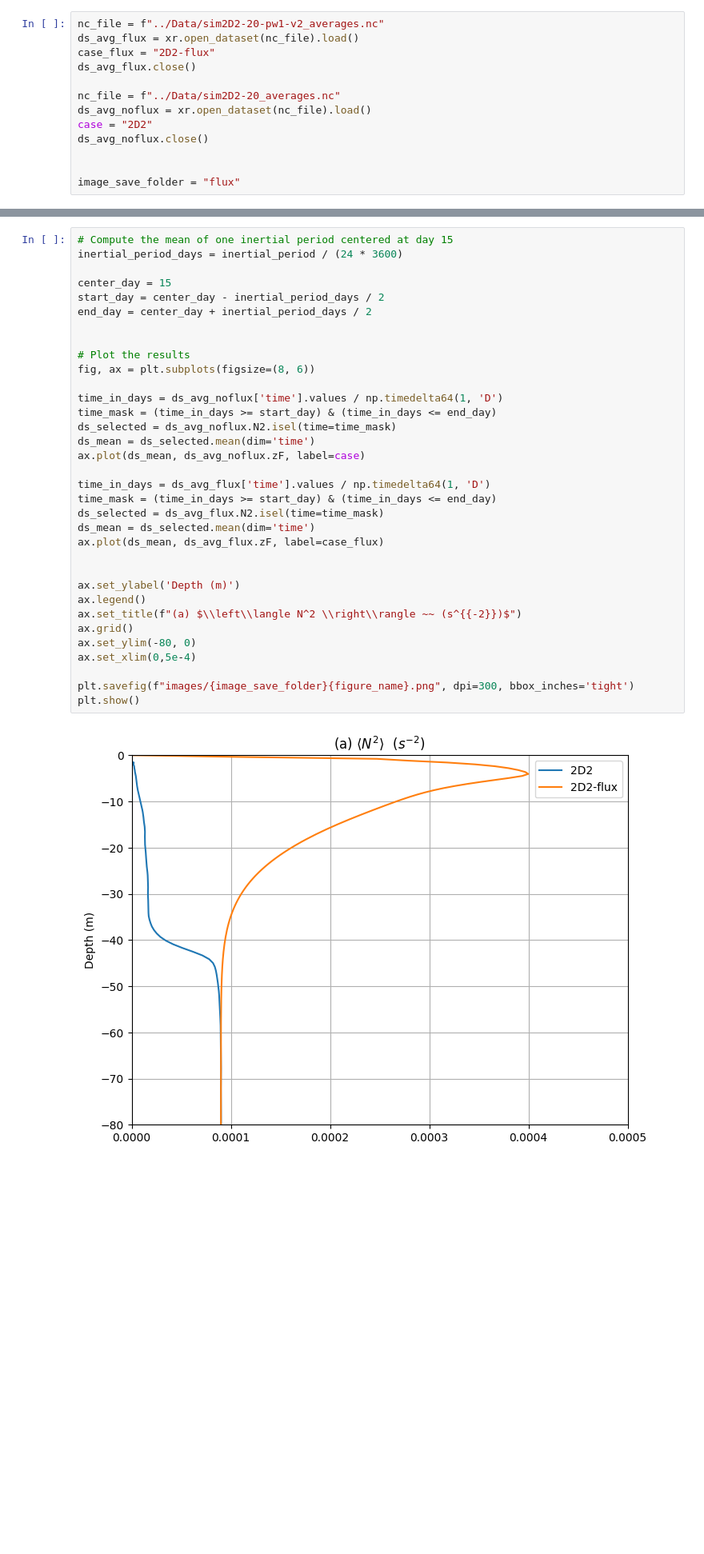
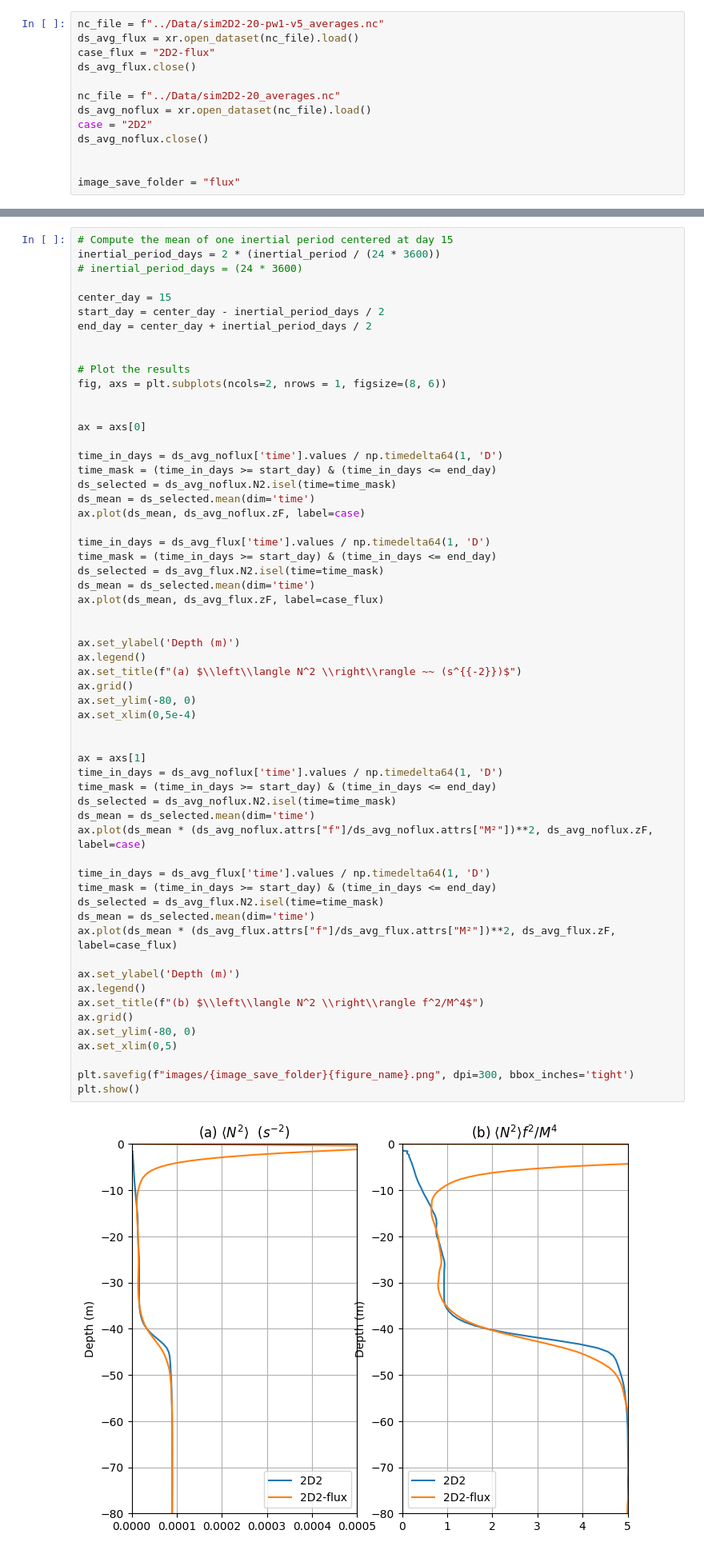
Before and after one commit to MarvynBailly/Buoyancy-Driven-Convection, a Jupyter notebook: Analysis/analyze_flux.ipynb, the cells around one changed output, grey strips where cells are left out. Shown at 80% size. Cells and saved outputs as stored; diff of their text form; blank space fills up the shorter version.

```diff
--- a/Analysis/analyze_flux.ipynb
+++ b/Analysis/analyze_flux.ipynb
@@ -10,7 +10,7 @@ import numpy as np
 import pandas as pd
 import math
 # %%
-nc_file = f"../Data/sim2D2-20-pw1-v2_averages.nc"
+nc_file = f"../Data/sim2D2-20-pw1-v5_averages.nc"
 ds_avg_flux = xr.open_dataset(nc_file).load()
 case_flux = "2D2-flux"
 ds_avg_flux.close()
@@ -175,39 +195,64 @@ inertial_period = (2*math.pi)/ds_avg_noflux.attrs['f']
 # %%
 # Compute the mean of one inertial period centered at day 15
-inertial_period_days = inertial_period / (24 * 3600)
+inertial_period_days = 2 * (inertial_period / (24 * 3600))
+# inertial_period_days = (24 * 3600)
 
 center_day = 15
 start_day = center_day - inertial_period_days / 2
 end_day = center_day + inertial_period_days / 2
 
 
 # Plot the results
-fig, ax = plt.subplots(figsize=(8, 6))
+fig, axs = plt.subplots(ncols=2, nrows = 1, figsize=(8, 6))
+
+
+ax = axs[0]
 
 time_in_days = ds_avg_noflux['time'].values / np.timedelta64(1, 'D')
 time_mask = (time_in_days >= start_day) & (time_in_days <= end_day)
 ds_selected = ds_avg_noflux.N2.isel(time=time_mask)
 ds_mean = ds_selected.mean(dim='time')
 ax.plot(ds_mean, ds_avg_noflux.zF, label=case)
 
 time_in_days = ds_avg_flux['time'].values / np.timedelta64(1, 'D')
 time_mask = (time_in_days >= start_day) & (time_in_days <= end_day)
 ds_selected = ds_avg_flux.N2.isel(time=time_mask)
 ds_mean = ds_selected.mean(dim='time')
 ax.plot(ds_mean, ds_avg_flux.zF, label=case_flux)
 
 
 ax.set_ylabel('Depth (m)')
 ax.legend()
 ax.set_title(f"(a) $\\left\\langle N^2 \\right\\rangle ~~ (s^{{-2}})$")
 ax.grid()
 ax.set_ylim(-80, 0)
 ax.set_xlim(0,5e-4)
 
+
+ax = axs[1]
+time_in_days = ds_avg_noflux['time'].values / np.timedelta64(1, 'D')
+time_mask = (time_in_days >= start_day) & (time_in_days <= end_day)
+ds_selected = ds_avg_noflux.N2.isel(time=time_mask)
+ds_mean = ds_selected.mean(dim='time')
+ax.plot(ds_mean * (ds_avg_noflux.attrs["f"]/ds_avg_noflux.attrs["M²"])**2, ds_avg_noflux.zF, label=case)
+
+time_in_days = ds_avg_flux['time'].values / np.timedelta64(1, 'D')
+time_mask = (time_in_days >= start_day) & (time_in_days <= end_day)
+ds_selected = ds_avg_flux.N2.isel(time=time_mask)
+ds_mean = ds_selected.mean(dim='time')
+ax.plot(ds_mean * (ds_avg_flux.attrs["f"]/ds_avg_flux.attrs["M²"])**2, ds_avg_flux.zF, label=case_flux)
+
+ax.set_ylabel('Depth (m)')
+ax.legend()
+ax.set_title(f"(b) $\\left\\langle N^2 \\right\\rangle f^2/M^4$")
+ax.grid()
+ax.set_ylim(-80, 0)
+ax.set_xlim(0,5)
+
 plt.savefig(f"images/{image_save_folder}{figure_name}.png", dpi=300, bbox_inches='tight')
 plt.show()
 # %% [output]
-[figure, old version]
+[figure, new version]
 # %% [markdown]
 ## Buoyancy Frequency Evolution Movie
 # %%
```
Also changed, not shown: parts of 12 cells of this notebook, 9 other files.
